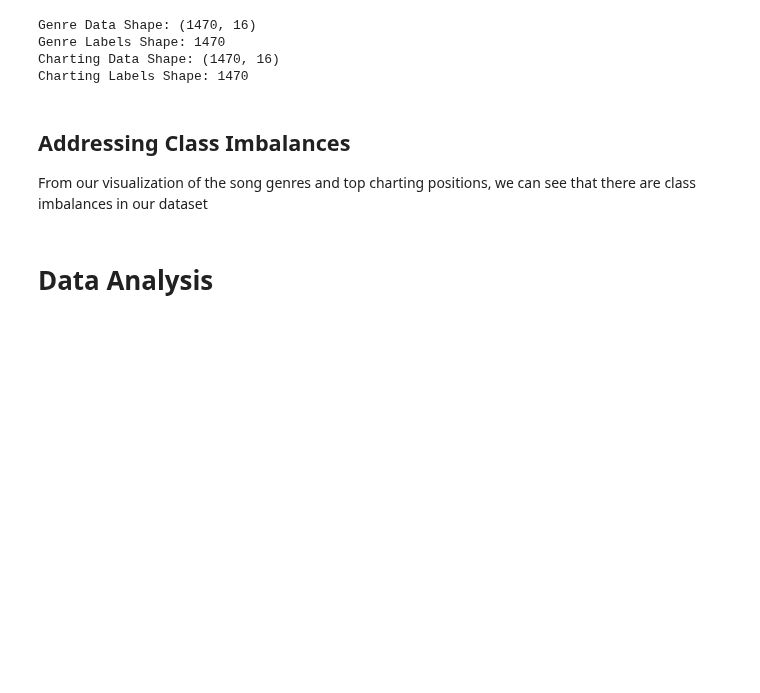
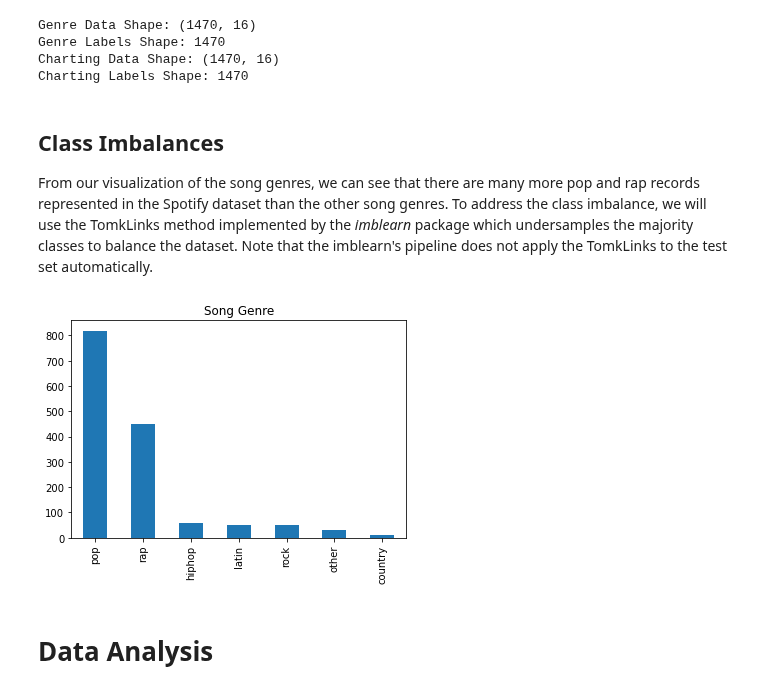
Before and after one commit to bebeal/Data-Mining-Final-Project, a Jupyter notebook: Music Prediction.ipynb, the cells around one changed output. Drawn from its saved outputs; the diff is of its cells as text; code cells hidden in the pictures; blank space fills up the shorter version.

Commit message:
Added one-hot encoding of categorical feat for KNN; added class imbalance viz

```diff
--- a/Music Prediction.ipynb
+++ b/Music Prediction.ipynb
@@ -343,8 +333,17 @@ Genre Labels Shape: 1470
 Charting Data Shape: (1470, 16)
 Charting Labels Shape: 1470
 # %% [markdown]
-## Addressing Class Imbalances
-From our visualization of the song genres and top charting positions, we can see that there are class imbalances in our dataset
+## Class Imbalances
+From our visualization of the song genres, we can see that there are many more pop and rap records represented in the Spotify dataset than the other song genres. To address the class imbalance, we will use the TomkLinks method implemented by the *imblearn* package which undersamples the majority classes to balance the dataset. Note that the imblearn's pipeline does not apply the TomkLinks to the test set automatically.
+# %%
+# should sort chords from low to high?
+ax = data['Genre_Class'].value_counts().plot.bar()
+ax.set_title('Song Genre')
+genre_names = [name for name, _ in genre_freq.most_common(len(popular))]
+ax.set_xticklabels(labels=genre_names)
+plt.show()
+# %% [output]
+[figure, added]
 # %% [markdown]
 # Data Analysis
 # %% [markdown]
```
Also changed, not shown: parts of 11 cells of this notebook.
